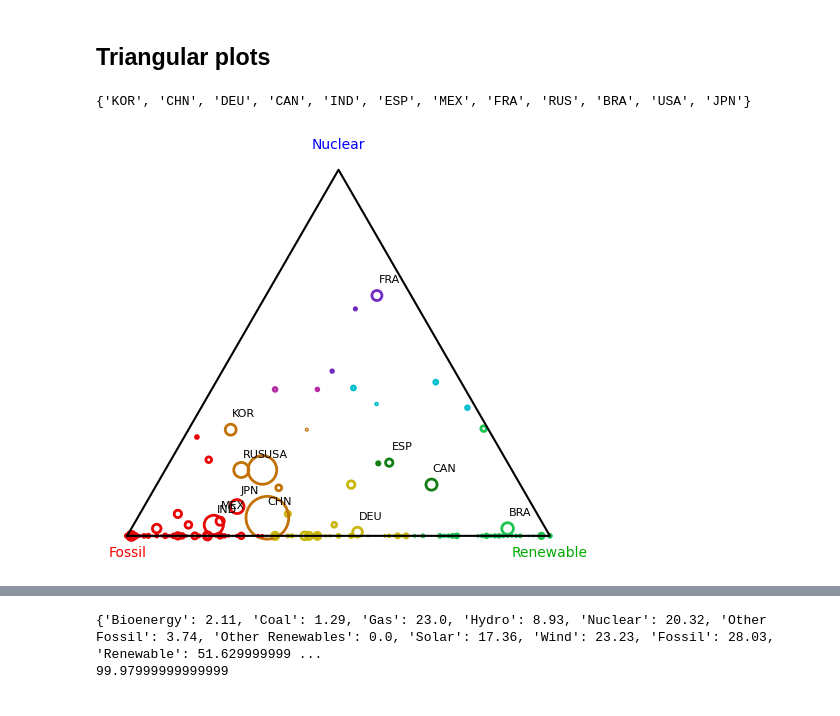
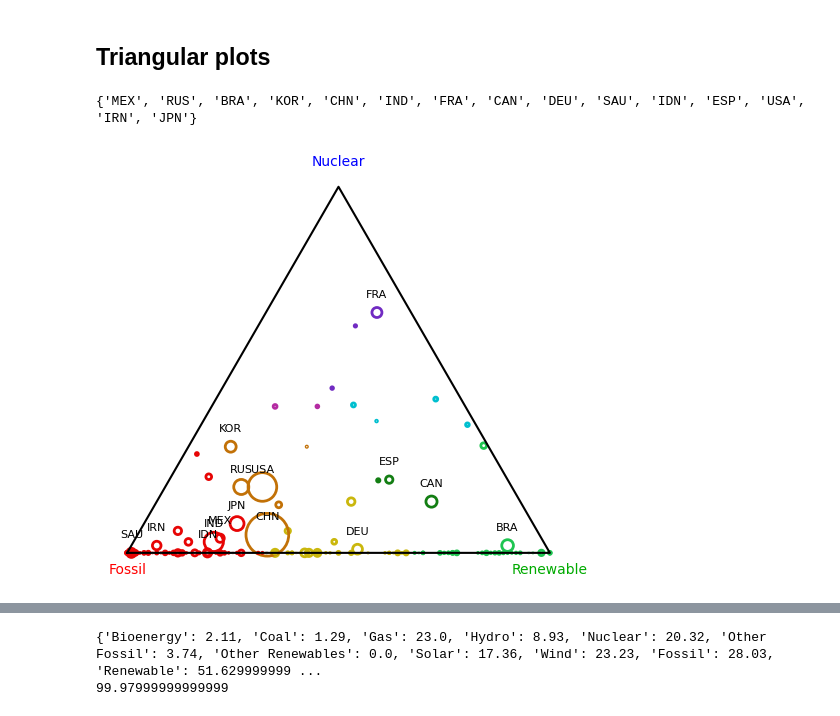
Before and after one commit to raulgarciadiez/energy_maps, a Jupyter notebook: color_code.ipynb, the cells around one changed output, grey strips where cells are left out. Cells and saved outputs as stored; diff of their text form; code cells hidden in the pictures.

```diff
--- a/color_code.ipynb
+++ b/color_code.ipynb
@@ -222,7 +263,7 @@ plt.show()
 ## Triangular plots
 # %%
 # Colors for vertices
-base_colors = {
+base_colors = { ######### darker colors (apagados)
     'fossil': (228, 26, 28),    # red
     'renewable': (77, 175, 74), # green
     'nuclear': (55, 126, 184)   # blue
@@ -289,7 +330,7 @@ Year = 2023
 
 top_emitters = sorted(
     year_results[Year].items(),
-    key=lambda kv: kv[1].get("Total Generation", 0),
+    key=lambda kv: kv[1].get("Total emissions", 0),
     reverse=True
 )[:10]
 
@@ -303,33 +344,33 @@ top_emitters.add("ESP")
 
 print (top_emitters)
 
 fig, ax = plt.subplots(figsize=(6, 6))
 
 for country, (f, r, n) in year_countries_shares[Year].items():
     rgb = ternary_to_rgb_scaled(f, r, n, base_colors, caps, gamma=0.5)
 
     try:
         x, y = ternary_to_cartesian(f, r, n)
     except ZeroDivisionError:
         print (country, f,r,n)
 
     rgb = color_func(f,r,n)
     ax.scatter(x, y,  facecolors="none", s=year_results[Year][country]["Total Generation"]/10, edgecolor=rgb, lw = 2)
     if country in top_emitters:
-        ax.text(x + 0.03, y + 0.03, country, ha='center', fontsize=8)
+        ax.text(x + 0.0, y + 0.035, country, ha='center', fontsize=8)
 
 # Draw triangle outline
 triangle = np.array([[0, 0], [1, 0], [0.5, np.sqrt(3)/2], [0, 0]])
 ax.plot(triangle[:,0], triangle[:,1], color='black')
 
 # Vertex labels
 ax.text(0, -0.05, "Fossil", ha='center', fontsize=10, color=np.array(base_colors['fossil'])/255)
 ax.text(1, -0.05, "Renewable", ha='center', fontsize=10, color=np.array(base_colors['renewable'])/255)
 ax.text(0.5, np.sqrt(3)/2 + 0.05, "Nuclear", ha='center', fontsize=10, color=np.array(base_colors['nuclear'])/255)
 
 ax.set_aspect('equal')
 ax.axis('off')
 plt.show()
 # %% [output]
-{'KOR', 'CHN', 'DEU', 'CAN', 'IND', 'ESP', 'MEX', 'FRA', 'RUS', 'BRA', 'USA', 'JPN'}
+{'MEX', 'RUS', 'BRA', 'KOR', 'CHN', 'IND', 'FRA', 'CAN', 'DEU', 'SAU', 'IDN', 'ESP', 'USA', 'IRN', 'JPN'}
-[figure, old version]
+[figure, new version]
```
Also changed, not shown: parts of 10 cells of this notebook.
